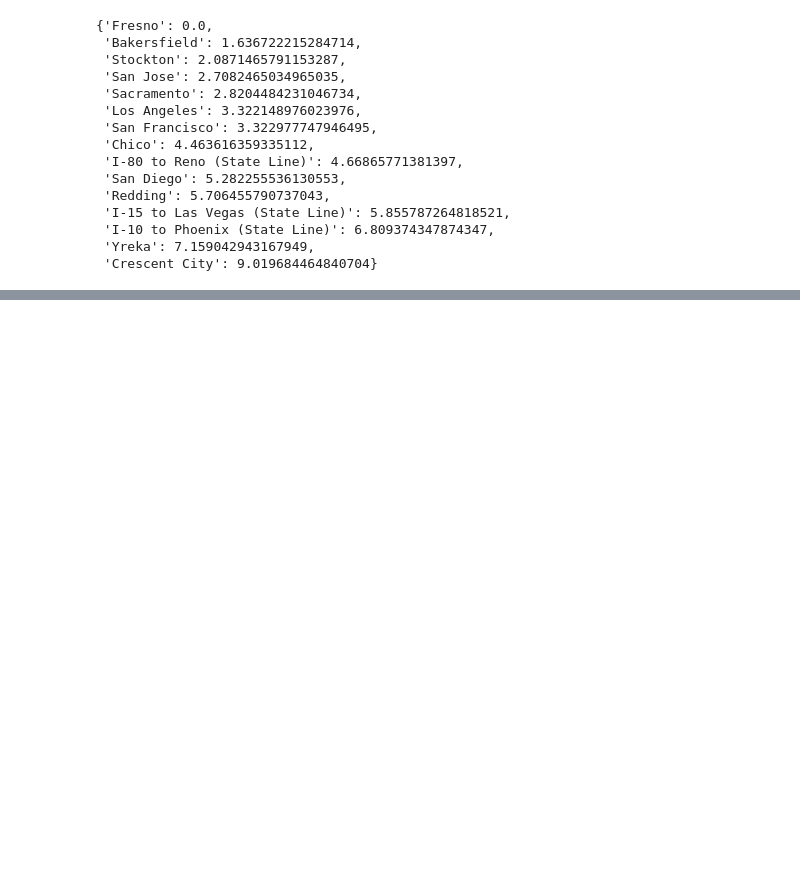
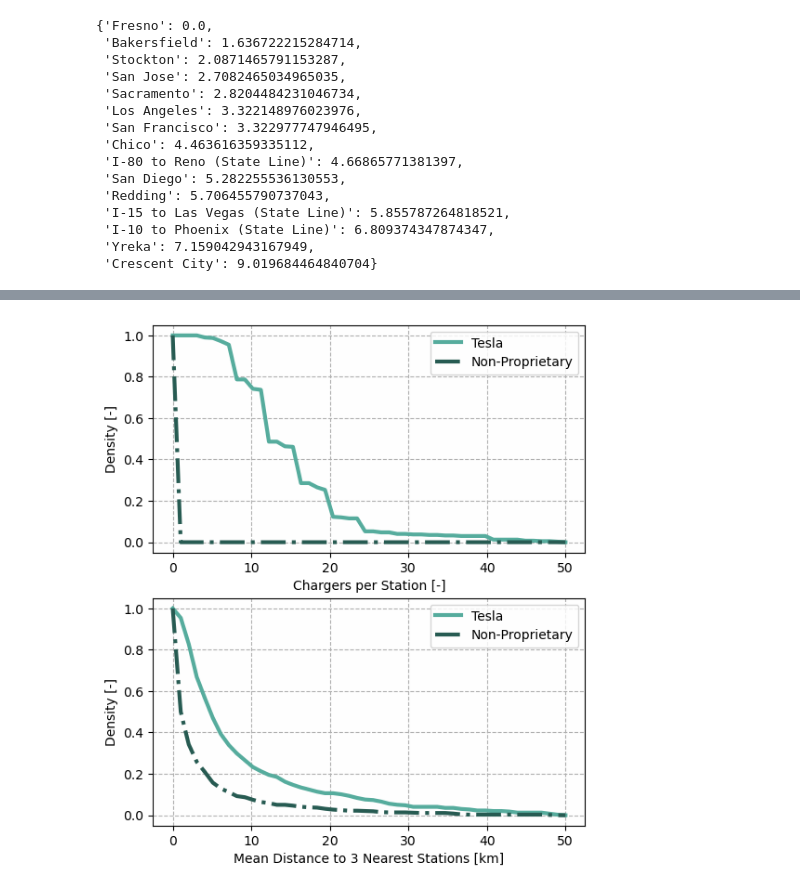
Before and after one commit to airabino/charger_network_analysis, a Jupyter notebook: Scenarios.ipynb, the cells around one changed output, grey strips where cells are left out. Cells and saved outputs as stored; diff of their text form; code cells hidden in the pictures; blank space fills up the shorter version.

```diff
--- a/Scenarios.ipynb
+++ b/Scenarios.ipynb
@@ -126,0 +233,5 @@ path_values_avg = icev[1]
+# %%
+# Graph containing DC chargers
+
+with open('Data/AFDC/evse_stations.json', 'r') as file:
+    evse = json.load(file)
@@ -126,0 +253,62 @@ path_values_avg = icev[1]
+# %%
+df_stations = pd.DataFrame.from_dict(stations_raw)
+# %%
+df_s_t = df_stations[df_stations['ev_network'] == 'Tesla']
+df_s_np = df_stations[df_stations['ev_network'] != 'Tesla']
+df_s_np = df_s_np[df_s_np['ev_network'] != 'RIVIAN_ADVENTURE']
+df_s_cp = df_stations[df_stations['ev_network'] == 'ChargePoint Network']
+df_s_ea = df_stations[df_stations['ev_network'] == 'Electrify America']
+df_s_ev = df_stations[df_stations['ev_network'] == 'eVgo Network']
+
+df_n = [df_s_t, df_s_np, df_s_cp, df_s_ea, df_s_ev]
+cp_p_s = [df['ev_dc_fast_num'] for df in df_n][:2]
+# %%
+from scipy.stats import rv_histogram
+
+["#ffffff", "#20502e", "#13a64f"]
+
+x = np.linspace(0, 50, 50)
+
+rvh_t = rv_histogram(np.histogram(np.array(cp_p_s[0]), bins = x))
+rvh_np = rv_histogram(np.histogram(np.array(cp_p_s[1]) / 1e3, bins = x))
+
+fig, ax = plt.subplots(2, 1, figsize = (6, 7))
+
+ax[0].plot(x, rvh_t.sf(x), color = "#56ac9d", lw = 3, ls = '-', label = 'Tesla')
+ax[0].plot(
+    x, rvh_np.sf(x), color = "#275b52", lw = 3, ls = '-.', label = 'Non-Proprietary'
+)
+
+ax[0].set(
+    xlabel = 'Chargers per Station [-]',
+    ylabel = 'Density [-]',
+    facecolor = '#fefefe',
+)
+ax[0].grid(ls = '--')
+ax[0].legend()
+
+x = np.linspace(0, 50, 50)
+
+rvh_t = rv_histogram(np.histogram(np.array(d_t) / 1e3, bins = x))
+rvh_np = rv_histogram(np.histogram(np.array(d_np) / 1e3, bins = x))
+
+ax[1].plot(x, rvh_t.sf(x), color = "#56ac9d", lw = 3, ls = '-', label = 'Tesla')
+ax[1].plot(
+    x, rvh_np.sf(x), color = "#275b52", lw = 3, ls = '-.', label = 'Non-Proprietary'
+)
+
+ax[1].set(
+    xlabel = 'Mean Distance to 3 Nearest Stations [km]',
+    ylabel = 'Density [-]',
+    facecolor = '#fefefe',
+)
+ax[1].grid(ls = '--')
+ax[1].legend()
+
+fig.savefig(
+    'Paper/figs/California_Charger_Network_Survival_Functions.png',
+    bbox_inches = 'tight',
+    dpi = 300
+)
+# %% [output]
+[figure, added]
```
Also changed, not shown: parts of 25 cells of this notebook, 23 other files.
